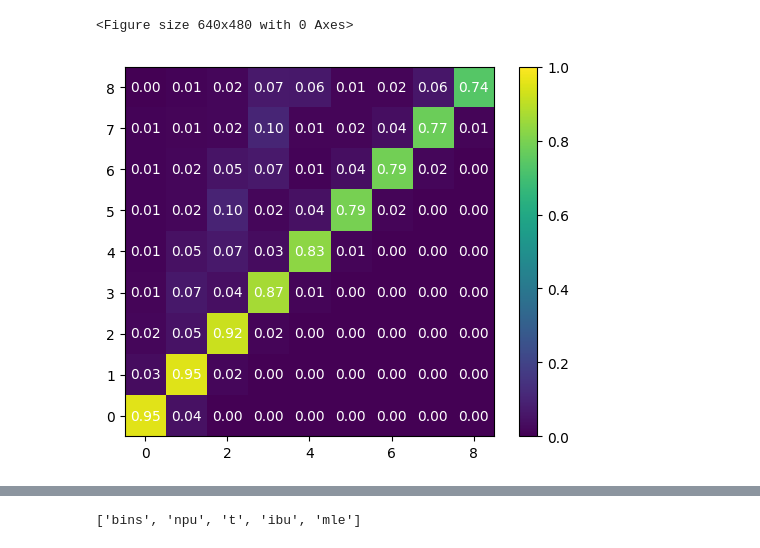
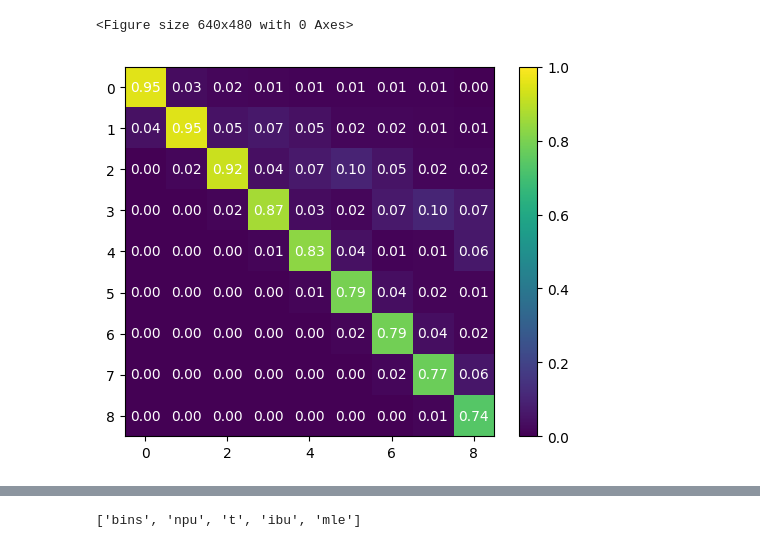
Before and after one commit to jp2555/NPU, a Jupyter notebook: scripts/NeuralPosteriorUnfolding_phys.ipynb, the cells around one changed output, grey strips where cells are left out. Cells and saved outputs as stored; diff of their text form; code cells hidden in the pictures.

```diff
--- a/scripts/NeuralPosteriorUnfolding_phys.ipynb
+++ b/scripts/NeuralPosteriorUnfolding_phys.ipynb
@@ -150,9 +156,7 @@ nbins = len(bins)-1
 # Getting the response matrix for simulation
 R = np.zeros([nbins,nbins])
 NT, NR = len(madgraph_0["T_Ptyy"]), len(madgraph_0["R_Ptyy"])
-
 # R,_,_ = np.histogram2d(R_sim, T_sim, bins=(bins, bins))
-# R = R.T
 
 for i in range(1,nbins+1):
     T_sim_i = T_sim[np.digitize(T_sim, bins)==i]
@@ -161,18 +165,18 @@ for i in range(1,nbins+1):
         # print( len(T_sim_i), len(R_sim_j))
         R[i-1,j-1] = len(R_sim_j)/len(T_sim_i)
 
-# R = np.transpose(np.array(R))
+R = R.T
 # %%
-plt.imshow(R, vmin=0, vmax=1, origin='lower')
+plt.imshow(R, vmin=0, vmax=1)#, origin='lower')
 plt.colorbar()
 
 for i in range(len(R)):
     for j in range(len(R)):
         text = plt.text(j, i, f"{R[i, j]:.2f}", ha="center", va="center", color="w")
 
 plt.show()
 # %% [output]
-[figure, old version]
+[figure, new version]
 # %%
 # data
 t = np.array([(np.digitize(T_data, bins)==i).sum() for i in range(1, nbins+1)])
```
Also changed, not shown: parts of 13 cells of this notebook.
